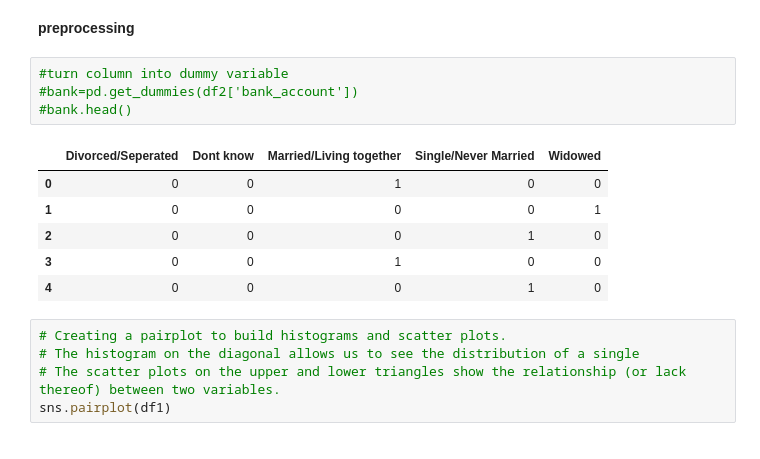
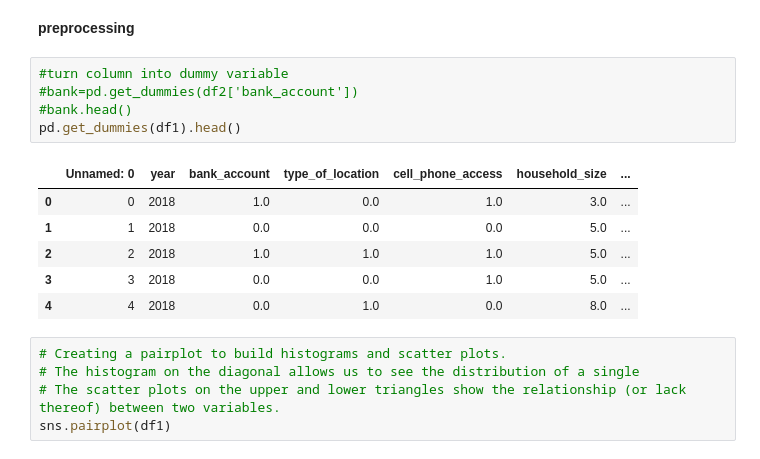
Before and after one commit to SamwelJane/Financial-Inclusion-in-Africa-, a Jupyter notebook: 2_Moringa_Data_Science_Core_W2_Independent_Project_2019_08_Samwel_Jane_Python_Notebook.ipynb, the cells around one changed output. Drawn from its saved outputs; the diff is of its cells as text.

```diff
--- a/2_Moringa_Data_Science_Core_W2_Independent_Project_2019_08_Samwel_Jane_Python_Notebook.ipynb
+++ b/2_Moringa_Data_Science_Core_W2_Independent_Project_2019_08_Samwel_Jane_Python_Notebook.ipynb
@@ -954,14 +946,15 @@ df1.head()
 # %%
 #turn column into dummy variable
 #bank=pd.get_dummies(df2['bank_account'])
 #bank.head()
+pd.get_dummies(df1).head()
 # %% [output]
-|  | Divorced/Seperated | Dont know | Married/Living together | Single/Never Married | Widowed |
-| 0 | 0 | 0 | 1 | 0 | 0 |
-| 1 | 0 | 0 | 0 | 0 | 1 |
-| 2 | 0 | 0 | 0 | 1 | 0 |
-| 3 | 0 | 0 | 1 | 0 | 0 |
-| 4 | 0 | 0 | 0 | 1 | 0 |
+|  | Unnamed: 0 | year | bank_account | type_of_location | cell_phone_access | household_size | ... |
+| 0 | 0 | 2018 | 1.0 | 0.0 | 1.0 | 3.0 | ... |
+| 1 | 1 | 2018 | 0.0 | 0.0 | 0.0 | 5.0 | ... |
+| 2 | 2 | 2018 | 1.0 | 1.0 | 1.0 | 5.0 | ... |
+| 3 | 3 | 2018 | 0.0 | 0.0 | 1.0 | 5.0 | ... |
+| 4 | 4 | 2018 | 0.0 | 1.0 | 0.0 | 8.0 | ... |
 # %%
 # Creating a pairplot to build histograms and scatter plots.
 # The histogram on the diagonal allows us to see the distribution of a single
```
Also changed, not shown: parts of 3 cells of this notebook.
